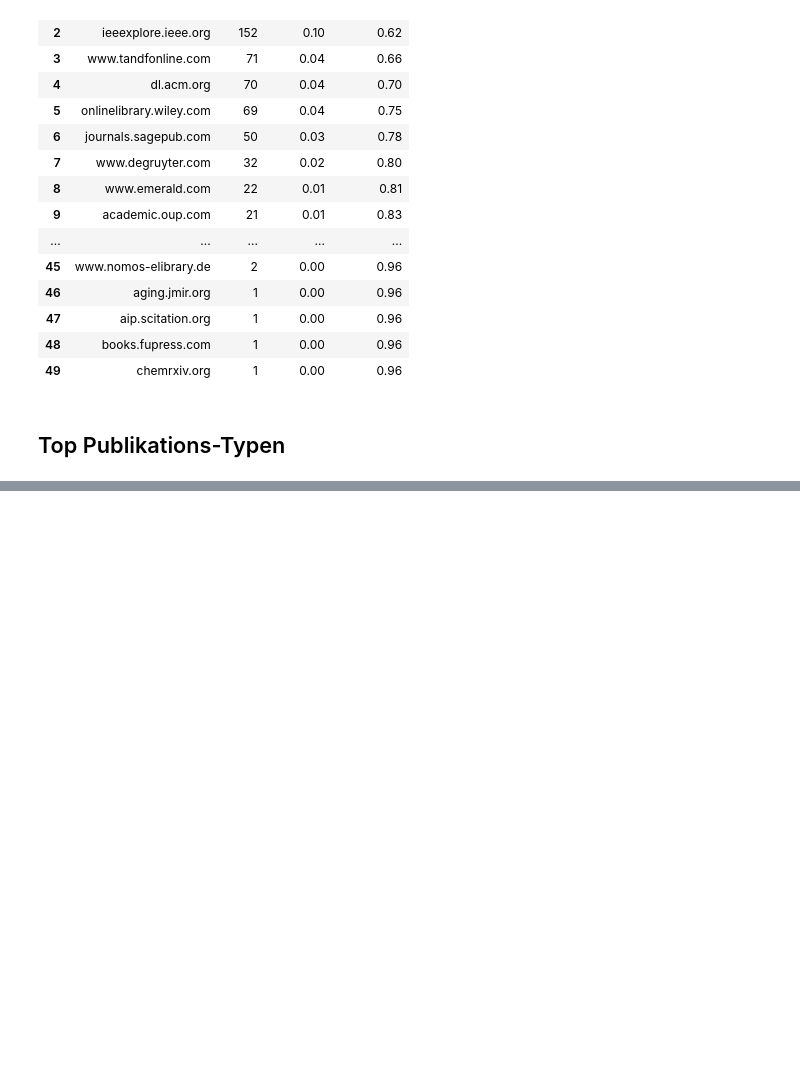
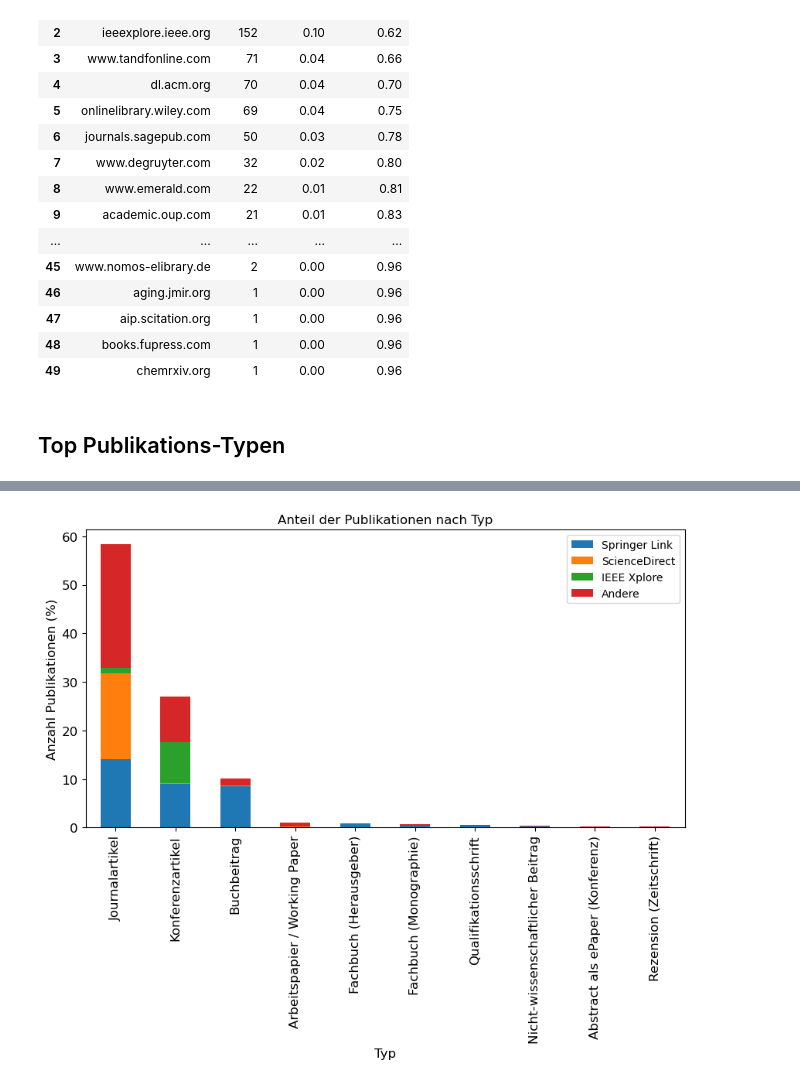
Before and after one commit to leoncena/Research_Scraper, a Jupyter notebook: Appendix_blogpost/Anhang.ipynb, the cells around one changed output, grey strips where cells are left out. Saved outputs shown, nothing was run; the diff lists cells and outputs as text; code cells hidden in the pictures; blank space fills up the shorter version.

Commit message:
anhang  + plots

```diff
--- a/Appendix_blogpost/Anhang.ipynb
+++ b/Appendix_blogpost/Anhang.ipynb
@@ -264,0 +275,4 @@ top_publication_websites_cum
+# %%
+springer_types = df_with_resolved_links_cleaned[
+    df_with_resolved_links_cleaned['domain'] == 'link.springer.com'].groupby('publication_type')
+springer_types.size().sort_values(ascending=False)
@@ -264,0 +296,4 @@ top_publication_websites_cum
+# %%
+sciencedirect_types = df_with_resolved_links_cleaned[
+    df_with_resolved_links_cleaned['domain'] == 'linkinghub.elsevier.com'].groupby('publication_type')
+sciencedirect_types.size().sort_values(ascending=False)
@@ -264,0 +310,4 @@ top_publication_websites_cum
+# %%
+ieee_types = df_with_resolved_links_cleaned[df_with_resolved_links_cleaned['domain'] == 'ieeexplore.ieee.org'].groupby(
+    'publication_type')
+ieee_types.size().sort_values(ascending=False)
@@ -264,0 +321,8 @@ top_publication_websites_cum
+# %%
+other_types = df_with_resolved_links_cleaned[
+    (df_with_resolved_links_cleaned['domain'] != 'link.springer.com') & (
+            df_with_resolved_links_cleaned['domain'] != 'linkinghub.elsevier.com') & (
+            df_with_resolved_links_cleaned['domain'] != 'ieeexplore.ieee.org')].groupby('publication_type')
+other_types.size().sort_values(ascending=False)
+
+#df_plot = df_plot[df_plot.index.isin(['Journal Article', 'Conference Paper', 'Book'])]
@@ -264,0 +345,31 @@ top_publication_websites_cum
+# %%
+# (finally) plotting
+# stacked bar chart of most present publication types with top 10 values for every publisher
+publication_types = df_with_resolved_links_cleaned.groupby('publication_type')
+# create df with publishers as columns and publication types as rows
+df_plot = pd.DataFrame(index=publication_types.size().nlargest(10).sort_values(ascending=False).index)
+df_plot['link.springer.com'] = springer_types.size().nlargest(10).sort_values(ascending=False)
+df_plot['linkinghub.elsevier.com'] = sciencedirect_types.size().nlargest(10).sort_values(ascending=False)
+df_plot['ieeexplore.ieee.org'] = ieee_types.size().nlargest(10).sort_values(ascending=False)
+df_plot['other_publisher_pagess'] = other_types.size().nlargest(10).sort_values(ascending=False)
+
+# relative share of publication types
+df_plot = (df_plot / df_with_resolved_links_cleaned.shape[0]) * 100
+
+ax = df_plot.plot(kind='bar', title='Anteil der Publikationen nach Typ', stacked=True, figsize=(10, 5),
+                  fontsize=12)
+ax.set_xlabel("Typ", fontsize=12)
+ax.set_ylabel("Anzahl Publikationen (%)", fontsize=12)
+# change x values to custom labels
+ax.set_xticklabels(
+    ['Journalartikel', 'Konferenzartikel', 'Buchbeitrag', 'Arbeitspapier / Working Paper', 'Fachbuch (Herausgeber)',
+     'Fachbuch (Monographie)',
+     'Qualifikationsschrift', 'Nicht-wissenschaftlicher Beitrag', 'Abstract als ePaper (Konferenz)',
+     'Rezension (Zeitschrift)'])
+# custom legend
+ax.legend(['Springer Link', 'ScienceDirect', 'IEEE Xplore', 'Andere'])
+plt.savefig("../Application/exports/plots/Publication_types_per_website.pdf", dpi=600, bbox_inches="tight")
+plt.savefig("../Application/exports/plots/Publication_types_per_website.png", dpi=600, bbox_inches="tight")
+plt.show()
+# %% [output]
+[figure, added]
```
Also changed, not shown: parts of 18 cells of this notebook, 4 other files.
